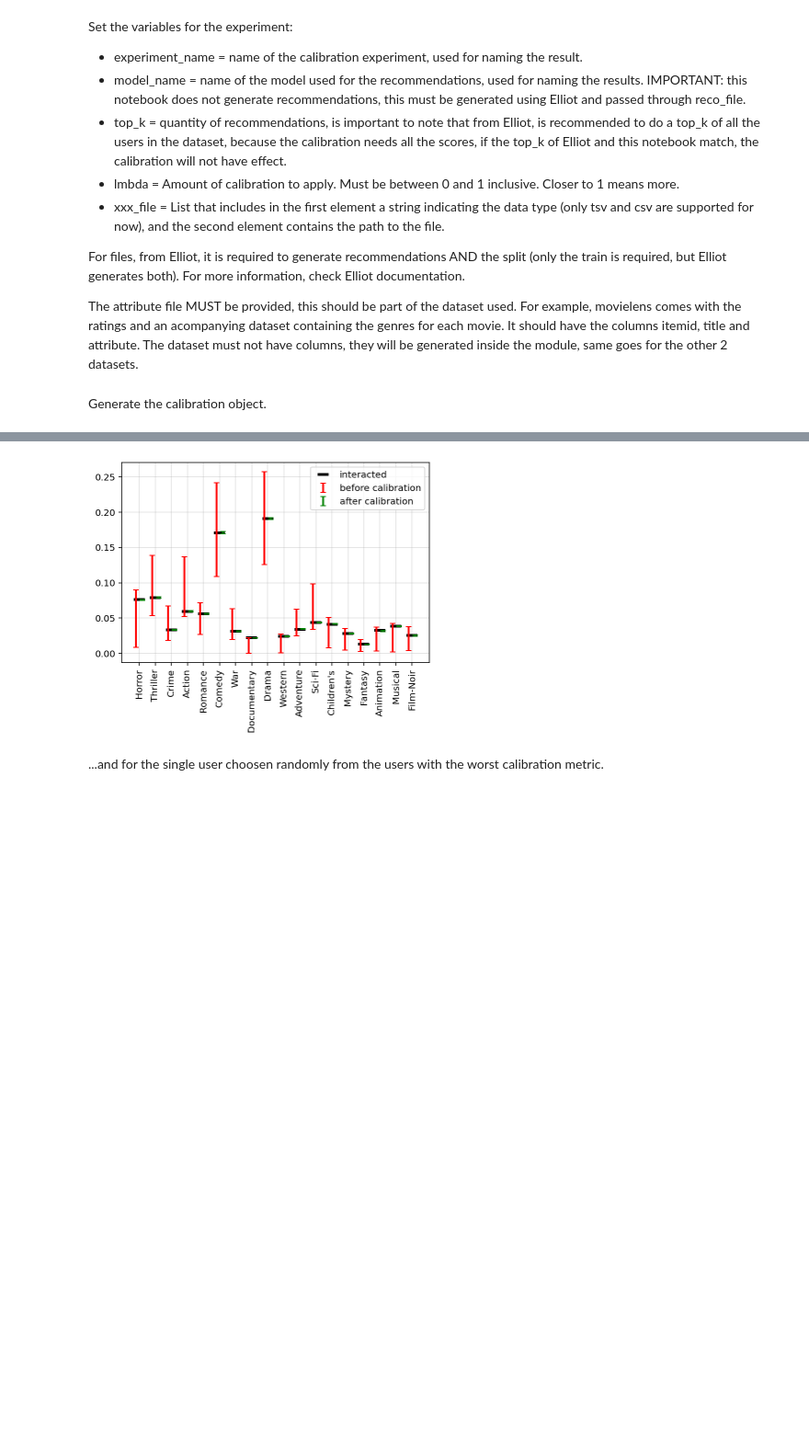
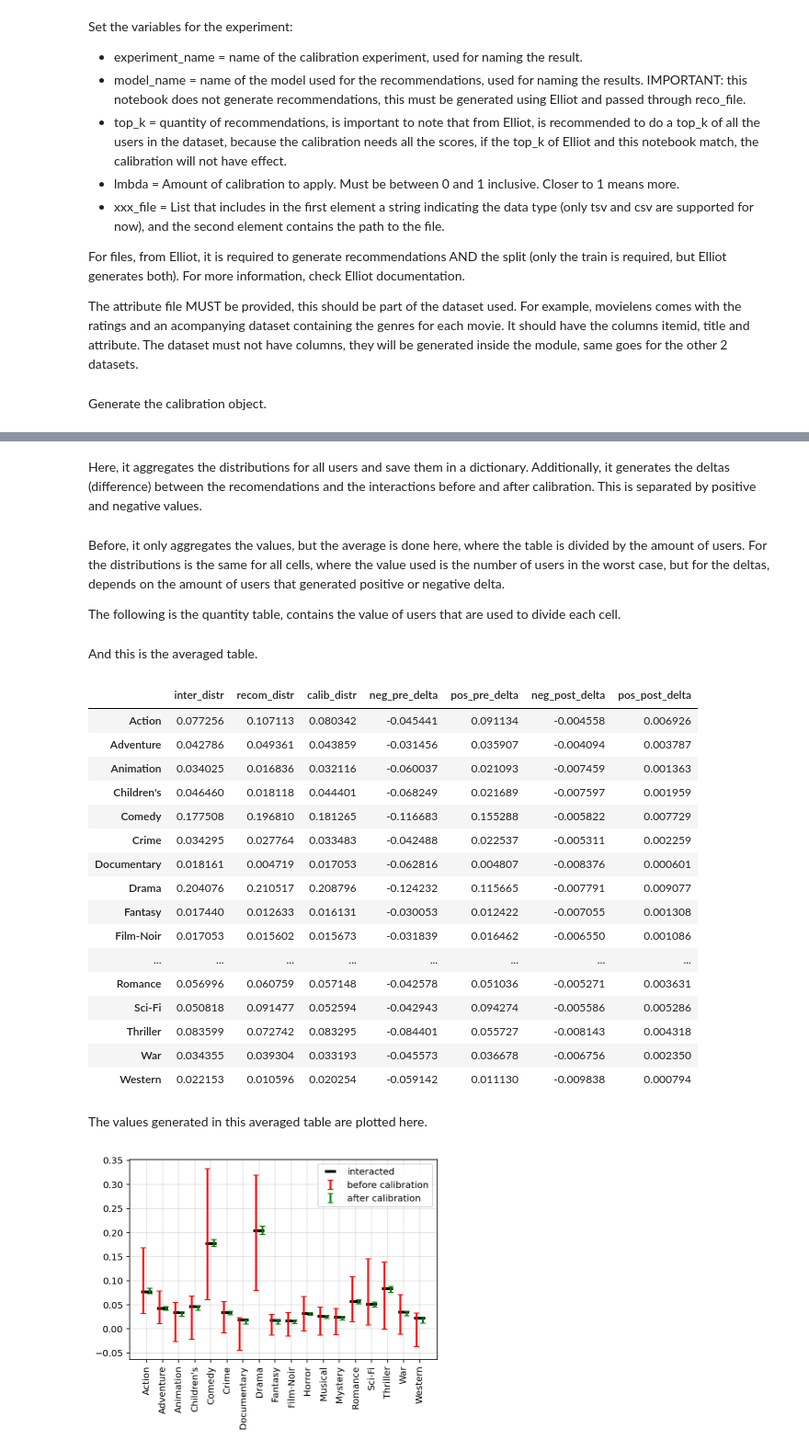
Before and after one commit to crojascampos/trabajo_titulo_calibration, a Jupyter notebook: calibration_sample.ipynb, the cells around one changed output, grey strips where cells are left out. Shown: that part at 92% size. Saved outputs shown, nothing was run; the diff lists cells and outputs as text; code cells hidden in the pictures; blank space fills up the shorter version.

```diff
--- a/calibration_sample.ipynb
+++ b/calibration_sample.ipynb
@@ -82,0 +90,2 @@ TODO: Maybe convert to a method in the object.
+# %% [markdown]
+Here, it aggregates the distributions for all users and save them in a dictionary. Additionally, it generates the deltas (difference) between the recomendations and the interactions before and after calibration. This is separated by positive and negative values.
@@ -82,0 +161,4 @@ TODO: Maybe convert to a method in the object.
+# %% [markdown]
+Before, it only aggregates the values, but the average is done here, where the table is divided by the amount of users. For the distributions is the same for all cells, where the value used is the number of users in the worst case, but for the deltas, depends on the amount of users that generated positive or negative delta.
+
+The following is the quantity table, contains the value of users that are used to divide each cell.
@@ -83,8 +167,33 @@ TODO: Maybe convert to a method in the object.
+# %% [markdown]
+And this is the averaged table.
+# %%
+final_averaged_table = (pd.DataFrame(average_table).sort_index() / pd.DataFrame(qty_table).sort_index()).sort_index()
+final_averaged_table
+# %% [output]
+|  | inter_distr | recom_distr | calib_distr | neg_pre_delta | pos_pre_delta | neg_post_delta | pos_post_delta |
+| Action | 0.077256 | 0.107113 | 0.080342 | -0.045441 | 0.091134 | -0.004558 | 0.006926 |
+| Adventure | 0.042786 | 0.049361 | 0.043859 | -0.031456 | 0.035907 | -0.004094 | 0.003787 |
+| Animation | 0.034025 | 0.016836 | 0.032116 | -0.060037 | 0.021093 | -0.007459 | 0.001363 |
+| Children's | 0.046460 | 0.018118 | 0.044401 | -0.068249 | 0.021689 | -0.007597 | 0.001959 |
+| Comedy | 0.177508 | 0.196810 | 0.181265 | -0.116683 | 0.155288 | -0.005822 | 0.007729 |
+| Crime | 0.034295 | 0.027764 | 0.033483 | -0.042488 | 0.022537 | -0.005311 | 0.002259 |
+| Documentary | 0.018161 | 0.004719 | 0.017053 | -0.062816 | 0.004807 | -0.008376 | 0.000601 |
+| Drama | 0.204076 | 0.210517 | 0.208796 | -0.124232 | 0.115665 | -0.007791 | 0.009077 |
+| Fantasy | 0.017440 | 0.012633 | 0.016131 | -0.030053 | 0.012422 | -0.007055 | 0.001308 |
+| Film-Noir | 0.017053 | 0.015602 | 0.015673 | -0.031839 | 0.016462 | -0.006550 | 0.001086 |
+| ... | ... | ... | ... | ... | ... | ... | ... |
+| Romance | 0.056996 | 0.060759 | 0.057148 | -0.042578 | 0.051036 | -0.005271 | 0.003631 |
+| Sci-Fi | 0.050818 | 0.091477 | 0.052594 | -0.042943 | 0.094274 | -0.005586 | 0.005286 |
+| Thriller | 0.083599 | 0.072742 | 0.083295 | -0.084401 | 0.055727 | -0.008143 | 0.004318 |
+| War | 0.034355 | 0.039304 | 0.033193 | -0.045573 | 0.036678 | -0.006756 | 0.002350 |
+| Western | 0.022153 | 0.010596 | 0.020254 | -0.059142 | 0.011130 | -0.009838 | 0.000794 |
+# %% [markdown]
+The values generated in this averaged table are plotted here.
 # %%
 %matplotlib inline
 %config InlineBackend.figure_format='retina'
 
-info_table_final = pd.DataFrame(test.average_table).fillna(0)
+info_table_final = final_averaged_table.fillna(0)
 
 info_table_final = info_table_final.sort_index()
 
@@ -112,8 +221,9 @@ plt.legend()
 
 plt.xticks(index, info_table_final.index, rotation=90)
 plt.grid(alpha=0.4)
+
+plt.savefig(save_path + prefix + 'average_table.png', bbox_inches='tight', dpi=300)
+plt.savefig(save_path + prefix + 'average_table.pdf', bbox_inches='tight')
 plt.show()
 # %% [output]
-[figure, old version]
+[figure, new version]
-# %% [markdown]
-...and for the single user choosen randomly from the users with the worst calibration metric.
```
Also changed, not shown: parts of 22 cells of this notebook.
